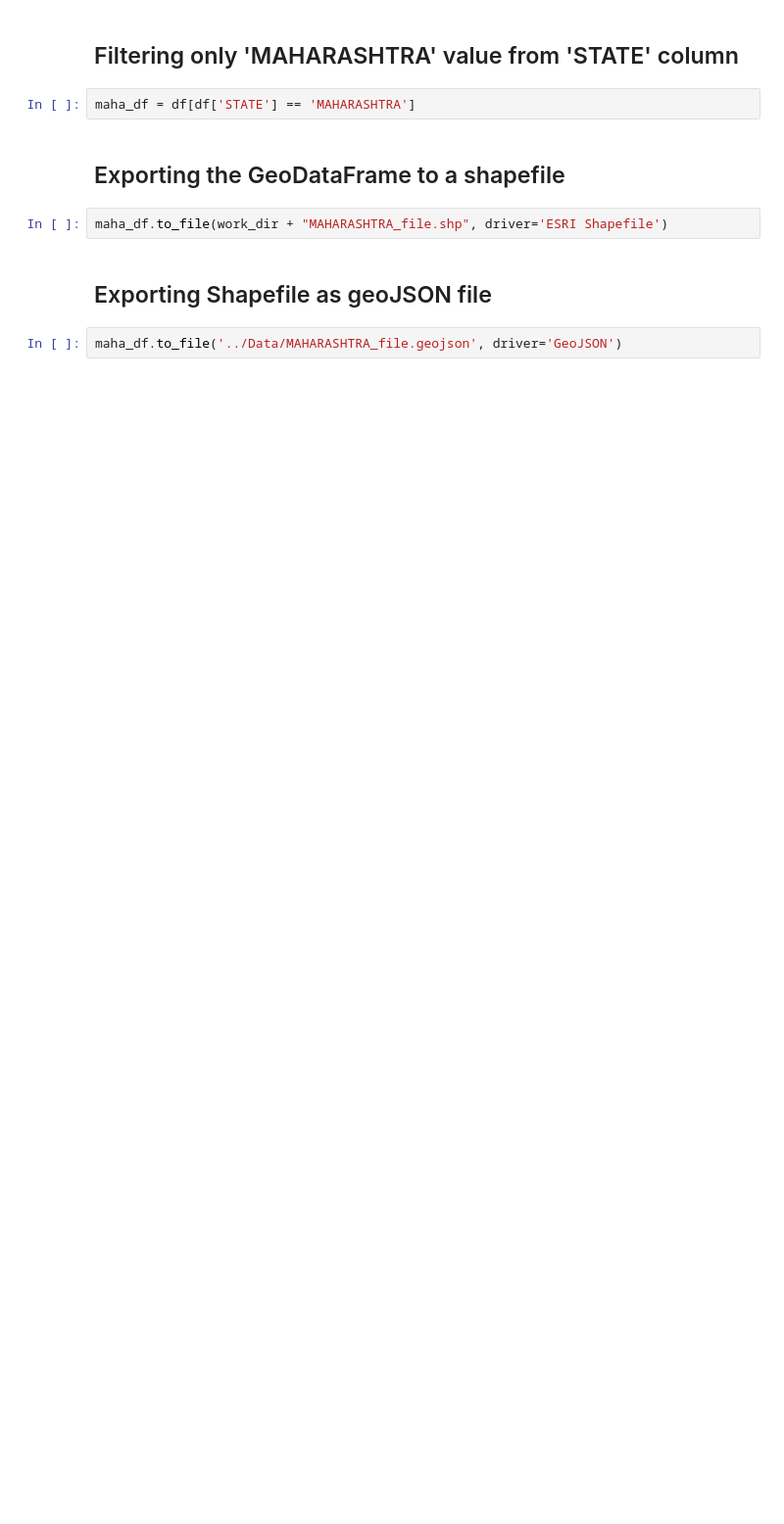
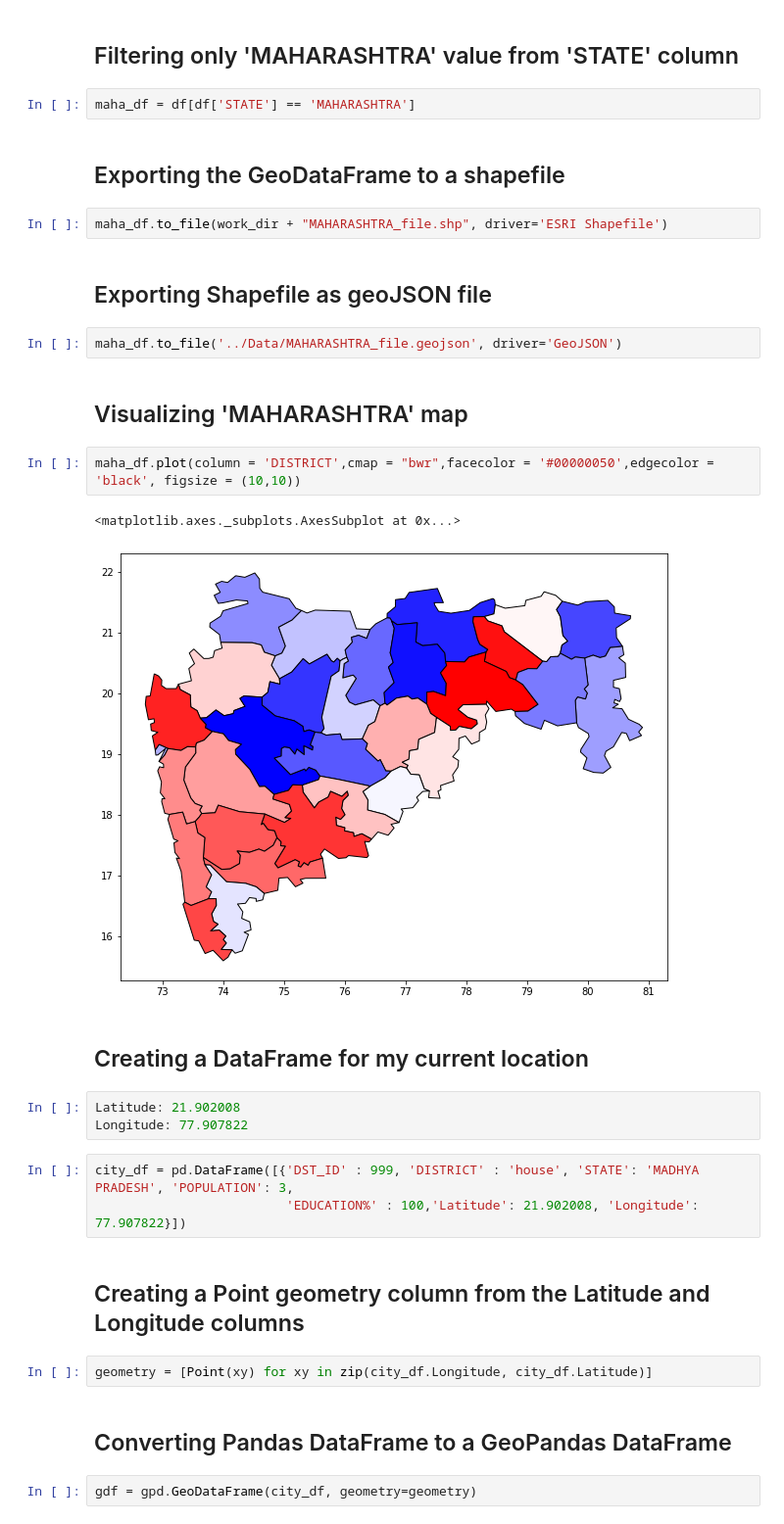
Before and after one commit to kunaldevkate/Codes, a Jupyter notebook: maharashtra_df.ipynb, the cells around one changed output. Shown: that part at 98% size. Drawn from its saved outputs; the diff is of its cells as text; blank space fills up the shorter version.

```diff
--- a/maharashtra_df.ipynb
+++ b/maharashtra_df.ipynb
@@ -57,3 +59,26 @@ maha_df.to_file(work_dir + "MAHARASHTRA_file.shp", driver='ESRI Shapefile')
 ##  Exporting Shapefile as geoJSON file
 # %%
 maha_df.to_file('../Data/MAHARASHTRA_file.geojson', driver='GeoJSON')
+# %% [markdown]
+## Visualizing 'MAHARASHTRA' map
+# %%
+maha_df.plot(column = 'DISTRICT',cmap = "bwr",facecolor = '#00000050',edgecolor = 'black', figsize = (10,10))
+# %% [output]
+<matplotlib.axes._subplots.AxesSubplot at 0x...>
+[figure, added]
+# %% [markdown]
+## Creating a DataFrame for my current location
+# %%
+Latitude: 21.902008
+Longitude: 77.907822
+# %%
+city_df = pd.DataFrame([{'DST_ID' : 999, 'DISTRICT' : 'house', 'STATE': 'MADHYA PRADESH', 'POPULATION': 3,
+                         'EDUCATION%' : 100,'Latitude': 21.902008, 'Longitude':  77.907822}])
+# %% [markdown]
+## Creating a Point geometry column from the Latitude and Longitude columns
+# %%
+geometry = [Point(xy) for xy in zip(city_df.Longitude, city_df.Latitude)]
+# %% [markdown]
+## Converting Pandas DataFrame to a GeoPandas DataFrame
+# %%
+gdf = gpd.GeoDataFrame(city_df, geometry=geometry)
```
Also changed, not shown: parts of 8 cells of this notebook.
